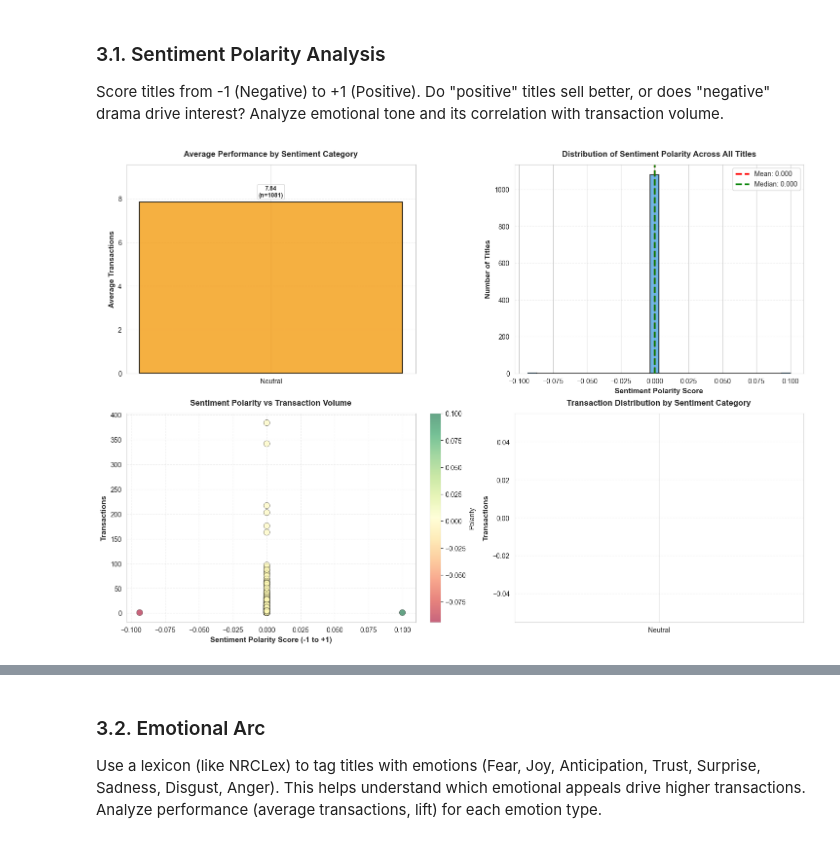
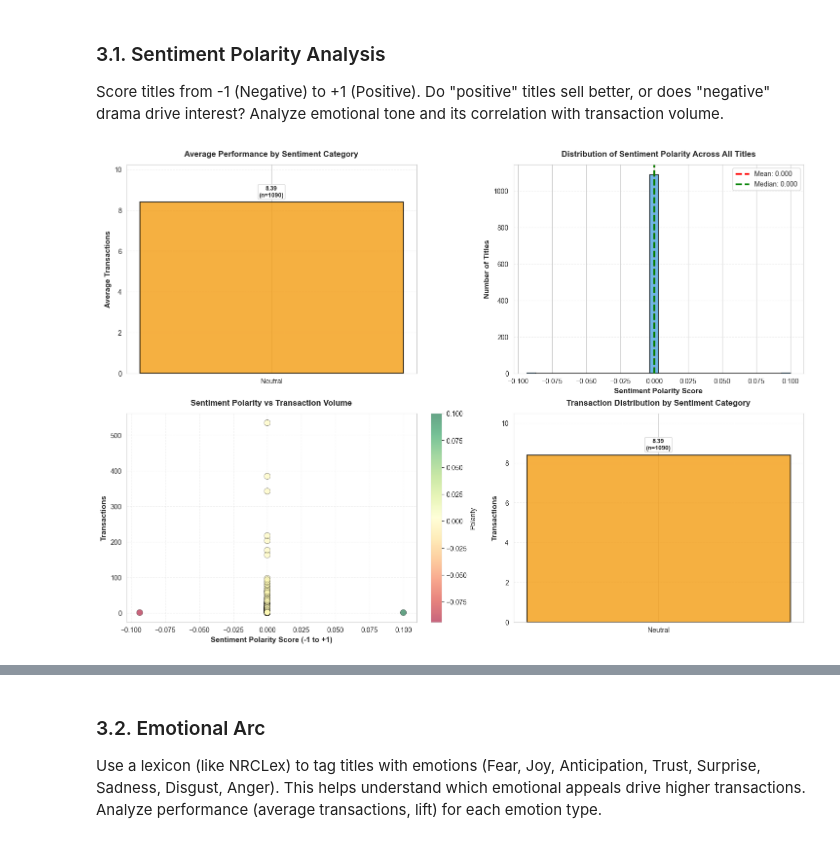
Before and after one commit to manoukyanmari/book-recommendation-system, a Jupyter notebook: book-genre-ai/company_a/company_a_visualization.ipynb, the cells around one changed output, grey strips where cells are left out. Drawn from its saved outputs; the diff is of its cells as text; code cells hidden in the pictures.

```diff
--- a/book-genre-ai/company_a/company_a_visualization.ipynb
+++ b/book-genre-ai/company_a/company_a_visualization.ipynb
@@ -1015,7 +1108,7 @@ if len(high_value_words) > 0:
     lifts = [w[1]['lift'] for w in top_15_lift]
     frequencies = [w[1]['top_count'] for w in top_15_lift]
 
-    bars1 = ax1.barh(keywords, lifts, color='#3498DB', edgecolor='darkblue', linewidth=1.5, alpha=0.8)
+    bars1 = ax1.barh(keywords, lifts, color='#E74C3C', edgecolor='darkred', linewidth=1.5, alpha=0.8)
     ax1.set_xlabel('Lift (Ratio vs. Overall)', fontsize=11, fontweight='bold')
     ax1.set_title('Top 15 High-Value Keywords by Lift\n(How much more common in top decile)',
                   fontsize=12, fontweight='bold')
@@ -1033,7 +1126,7 @@ if len(high_value_words) > 0:
     all_words = list(high_value_words.keys())
 
     scatter = ax2.scatter(all_freq_vals, all_lift_vals, s=200, c=all_lift_vals,
-                         cmap='RdYlGn', edgecolors='darkblue', linewidth=1.5, alpha=0.7)
+                         cmap='RdYlGn', edgecolors='darkred', linewidth=1.5, alpha=0.7)
 
     # Annotate top 8 keywords
     for word, data in high_value_sorted[:8]:
@@ -1049,24 +1142,24 @@ if len(high_value_words) > 0:
     plt.colorbar(scatter, ax=ax2, label='Lift Value')
 
     plt.tight_layout()
-    plt.savefig('graphs/company_a_frequency_vs_value.png', dpi=300, bbox_inches='tight')
+    plt.savefig('graphs/company_a_frequency_vs_value.png', dpi=300)
     plt.show()
-    print("✅ Saved: company_a_frequency_vs_value.png\n")
+    print(" Saved: company_a_frequency_vs_value.png\n")
 
     # Print detailed insights
     print("=" * 80)
-    print("HIGH-VALUE KEYWORD INSIGHTS - COMPANY A")
+    print("HIGH-VALUE KEYWORD INSIGHTS - COMPANY N")
     print("=" * 80)
-    print("\n🎯 KEY FINDINGS:")
+    print("\n KEY FINDINGS:")
     print(f"   • Found {len(high_value_words)} keywords with disproportionate presence in top performers")
-    print(f"   • Top Decile Threshold: {top_decile_threshold:.0f} sales volume")
+    print(f"   • Top Decile Threshold: {top_decile_threshold:.0f} transactions")
     print(f"   • Top 3 Most Valuable Keywords:")
     for i, (word, stats) in enumerate(high_value_sorted[:3], 1):
-        print(f"     {i}. '{word}' - {stats['lift']:.2f}x lift ({stats['top_count']} books, avg {stats['avg_value']:.1f} sales)")
+        print(f"     {i}. '{word}' - {stats['lift']:.2f}x lift ({stats['top_count']} books, avg {stats['avg_value']:.1f} trans)")
 
-    print(f"\n💡 INTERPRETATION:")
+    print(f"\n INTERPRETATION:")
     print(f"   These keywords appear disproportionately in high-performing titles.")
     print(f"   Books with these words are {high_value_sorted[0][1]['lift']:.1f}x more likely to be top performers.")
 else:
-    print("⚠️ No high-value keywords found with sufficient lift.")
+    print("️ No high-value keywords found with sufficient lift.")
 # %% [output]
@@ -1430,6 +1700,9 @@ if 'sentiment_category' not in df.columns:
     df['sentiment_category'] = df['sentiment_polarity'].apply(
         lambda x: 'Negative' if x < -0.1 else ('Neutral' if x <= 0.1 else 'Positive')
     )
+
+# Ensure Number column is numeric
+df['Number'] = pd.to_numeric(df['Number'], errors='coerce')
 
 # Visualization: Sentiment polarity impact on transactions
 fig, axes = plt.subplots(2, 2, figsize=(14.5, 10.2), constrained_layout=True)
@@ -1446,8 +1719,8 @@ axes[0, 0].grid(axis='y', alpha=0.3, linestyle='--')
 
 if len(sentiment_perf) > 0:
     max_mean = sentiment_perf['mean'].max()
-    label_offset = max(0.08, max_mean * 0.04)
-    upper_limit = max(max_mean + label_offset * 3.2, max_mean * 1.22, 1)
+    label_offset = max(0.08, max_mean * 0.04) if np.isfinite(max_mean) else 0.08
+    upper_limit = max(max_mean + label_offset * 3.2, max_mean * 1.22, 1) if np.isfinite(max_mean) else 1
     axes[0, 0].set_ylim(0, upper_limit)
 
     for bar, (_, row) in zip(bars, sentiment_perf.iterrows()):
@@ -1481,35 +1754,94 @@ scatter = axes[1, 0].scatter(
     c=df['sentiment_polarity'],
     cmap='RdYlGn',
     s=80,
     edgecolors='black',
     linewidth=0.5,
     alpha=0.6
 )
 axes[1, 0].set_xlabel('Sentiment Polarity Score (-1 to +1)', fontsize=11, fontweight='bold')
 axes[1, 0].set_ylabel('Transactions', fontsize=11, fontweight='bold')
 axes[1, 0].set_title('Sentiment Polarity vs Transaction Volume', fontsize=12, fontweight='bold', pad=12)
 axes[1, 0].grid(True, alpha=0.3, linestyle='--')
 plt.colorbar(scatter, ax=axes[1, 0], label='Polarity')
 
 # Chart 4: Box plot by sentiment category
 sentiment_order = ['Negative', 'Neutral', 'Positive']
-data_for_sentiment_box = [df[df['sentiment_category'] == cat]['Number'].values for cat in sentiment_order if cat in df['sentiment_category'].values]
-labels_for_box = [cat for cat in sentiment_order if cat in df['sentiment_category'].values]
+labels_for_box = []
+data_for_sentiment_box = []
+for cat in sentiment_order:
+    if cat in df['sentiment_category'].values:
+        clean_values = df[df['sentiment_category'] == cat]['Number'].dropna().values
+        if len(clean_values) > 0:
+            labels_for_box.append(cat)
+            data_for_sentiment_box.append(clean_values)
 
-if data_for_sentiment_box:
+if len(labels_for_box) > 1:
     bp_sentiment = axes[1, 1].boxplot(data_for_sentiment_box, tick_labels=labels_for_box, patch_artist=True)
     for patch, color in zip(bp_sentiment['boxes'], [colors_sentiment.get(cat, '#95a5a6') for cat in labels_for_box]):
         patch.set_facecolor(color)
         patch.set_alpha(0.7)
+elif len(labels_for_box) == 1:
+    single_label = labels_for_box[0]
+    single_data = np.asarray(data_for_sentiment_box[0], dtype=float)
+    finite_data = single_data[np.isfinite(single_data)]
+
+    if finite_data.size > 0:
+        single_mean = float(np.mean(finite_data))
+        bar = axes[1, 1].bar([single_label], [single_mean], color=colors_sentiment.get(single_label, '#95a5a6'), edgecolor='black', linewidth=1.5, alpha=0.8)
+        axes[1, 1].set_ylim(0, max(single_mean * 1.25, single_mean + 0.5, 1))
+        axes[1, 1].annotate(
+            f'{single_mean:.2f}\n(n={finite_data.size})',
+            (bar[0].get_x() + bar[0].get_width() / 2, single_mean),
+            xytext=(0, 6),
+            textcoords='offset points',
+            ha='center',
+            va='bottom',
+            fontweight='bold',
+            fontsize=9,
+            bbox=dict(boxstyle='round,pad=0.2', facecolor='white', alpha=0.85, edgecolor='lightgray')
+        )
+    else:
+        axes[1, 1].text(0.5, 0.5, 'Only one sentiment category is present,\nbut there are no finite transaction values to summarize.', ha='center', va='center', transform=axes[1, 1].transAxes, fontsize=11, style='italic')
 else:
     axes[1, 1].text(0.5, 0.5, 'No sentiment category data available', ha='center', va='center', transform=axes[1, 1].transAxes, fontsize=11, style='italic')
 
 axes[1, 1].set_ylabel('Transactions', fontsize=11, fontweight='bold')
 axes[1, 1].set_title('Transaction Distribution by Sentiment Category', fontsize=12, fontweight='bold', pad=12)
 axes[1, 1].grid(axis='y', alpha=0.3, linestyle='--')
 
 plt.savefig('graphs/company_a_sentiment_analysis.png', dpi=300)
 plt.show()
-print("✅ Saved: company_a_sentiment_analysis.png\n")
+print(" Saved: company_a_sentiment_analysis.png\n")
+
+# Calculate sentiment correlation
+sentiment_correlation = df['sentiment_polarity'].corr(df['Number'])
+
+# Summary insights
+print("=" * 80)
+print("SENTIMENT ANALYSIS INSIGHTS - COMPANY N")
+print("=" * 80)
+print("\n KEY FINDINGS:")
+
+positive_titles = df[df['sentiment_category'] == 'Positive']
+negative_titles = df[df['sentiment_category'] == 'Negative']
+neutral_titles = df[df['sentiment_category'] == 'Neutral']
+
+if len(positive_titles) > 0:
+    print(f"   • Positive titles: {len(positive_titles)} books, Avg {positive_titles['Number'].mean():.2f} transactions")
+if len(negative_titles) > 0:
+    print(f"   • Negative titles: {len(negative_titles)} books, Avg {negative_titles['Number'].mean():.2f} transactions")
+if len(neutral_titles) > 0:
+    print(f"   • Neutral titles: {len(neutral_titles)} books, Avg {neutral_titles['Number'].mean():.2f} transactions")
+
+print(f"\n INTERPRETATION:")
+if sentiment_correlation > 0.1:
+    print(f"   Positive sentiment drives higher transaction volume (correlation: {sentiment_correlation:.3f})")
+    print(f"   Consider emphasizing uplifting or hopeful themes in titles.")
+elif sentiment_correlation < -0.1:
+    print(f"   Negative sentiment is associated with higher transactions (correlation: {sentiment_correlation:.3f})")
+    print(f"   Drama, tension, and conflict may attract more reader interest.")
+else:
+    print(f"   Sentiment polarity has minimal impact (correlation: {sentiment_correlation:.3f})")
+    print(f"   Focus on other factors for title optimization.")
 # %% [output]
-[figure, old version]
+[figure, new version]
```
Also changed, not shown: parts of 78 cells of this notebook, 37 other files.
